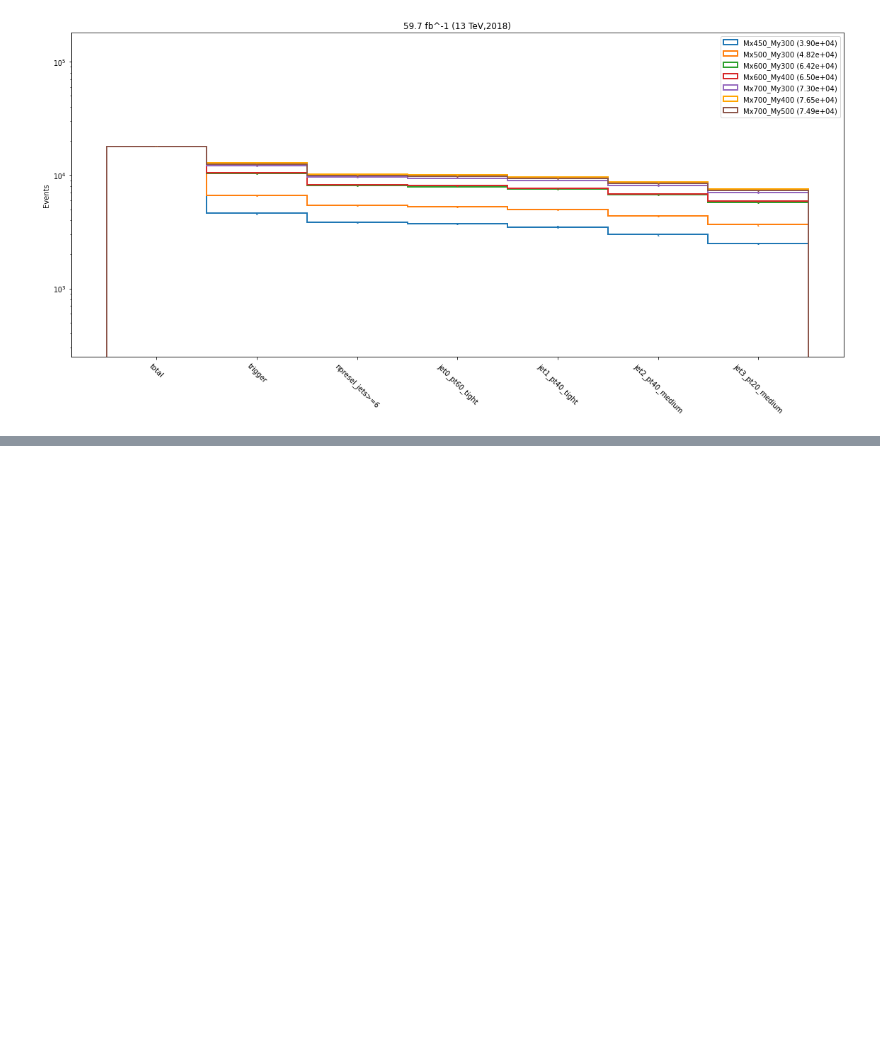
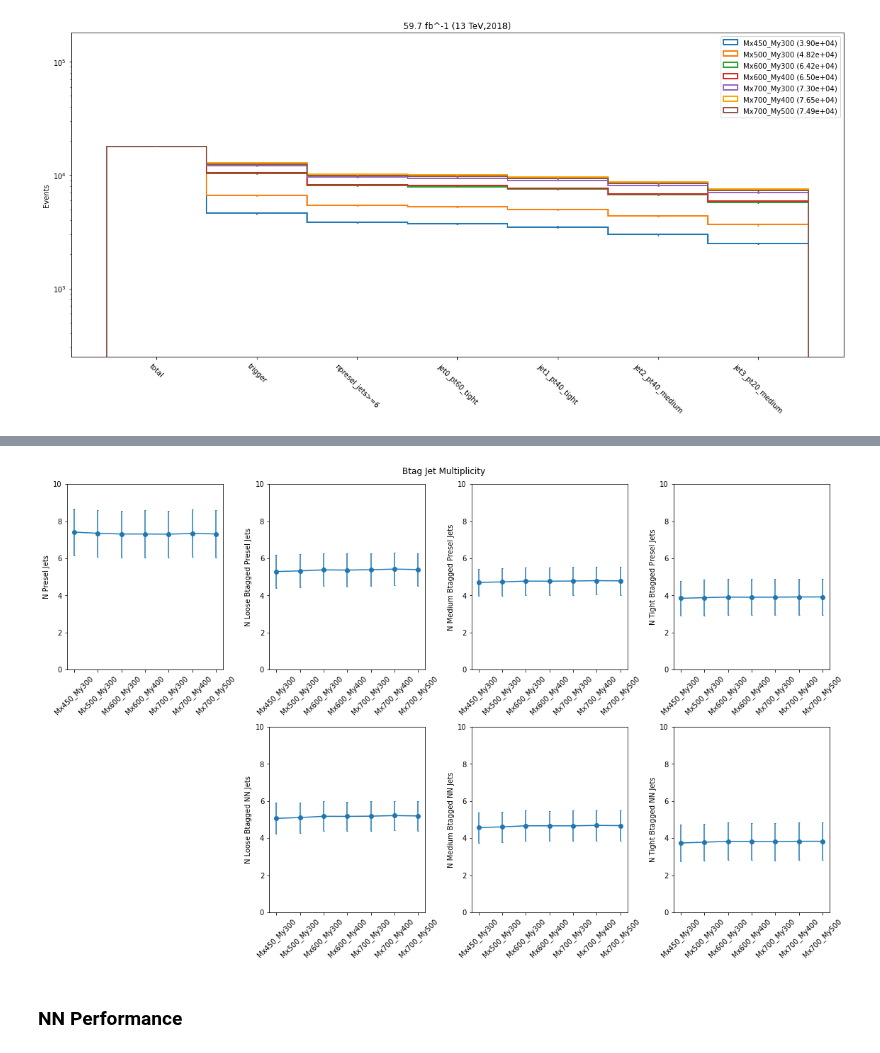
Before and after one commit to ekoenig4/analysis, a Jupyter notebook: jupyter/model_study.ipynb, the cells around one changed output, grey strips where cells are left out. Cells and saved outputs as stored; diff of their text form; code cells hidden in the pictures; blank space fills up the shorter version.

```diff
--- a/jupyter/model_study.ipynb
+++ b/jupyter/model_study.ipynb
@@ -108,0 +149,19 @@ varinfo.d_hhh_eff = dict(bins=None,xlabel="DHHH Signal Jet Eff")
+# %%
+fig,axs = plt.subplots(nrows=2,ncols=4,figsize=(16,10))
+
+graph_avgstd(treeiter.n_jet,xlabels=treeiter.sample,ylabel="N Presel Jets",figax=(fig,axs[0,0]),set=dict(ylim=(0,10)));
+graph_avgstd(treeiter.nloose_btag_presel,xlabels=treeiter.sample,ylabel="N Loose Btagged Presel Jets",figax=(fig,axs[0,1]),set=dict(ylim=(0,10)));
+graph_avgstd(treeiter.nmedium_btag_presel,xlabels=treeiter.sample,ylabel="N Medium Btagged Presel Jets",figax=(fig,axs[0,2]),set=dict(ylim=(0,10)));
+graph_avgstd(treeiter.ntight_btag_presel,xlabels=treeiter.sample,ylabel="N Tight Btagged Presel Jets",figax=(fig,axs[0,3]),set=dict(ylim=(0,10)));
+
+axs[1,0].set_visible(False)
+graph_avgstd(treeiter.nloose_btag_nn,xlabels=treeiter.sample,ylabel="N Loose Btagged NN Jets",figax=(fig,axs[1,1]),set=dict(ylim=(0,10)));
+graph_avgstd(treeiter.nmedium_btag_nn,xlabels=treeiter.sample,ylabel="N Medium Btagged NN Jets",figax=(fig,axs[1,2]),set=dict(ylim=(0,10)));
+graph_avgstd(treeiter.ntight_btag_nn,xlabels=treeiter.sample,ylabel="N Tight Btagged NN Jets",figax=(fig,axs[1,3]),set=dict(ylim=(0,10)));
+
+fig.suptitle("Btag Jet Multiplicity")
+fig.tight_layout()
+# %% [output]
+[figure, added]
+# %% [markdown]
+### NN Performance
```
Also changed, not shown: parts of 28 cells of this notebook, 2 other files.
